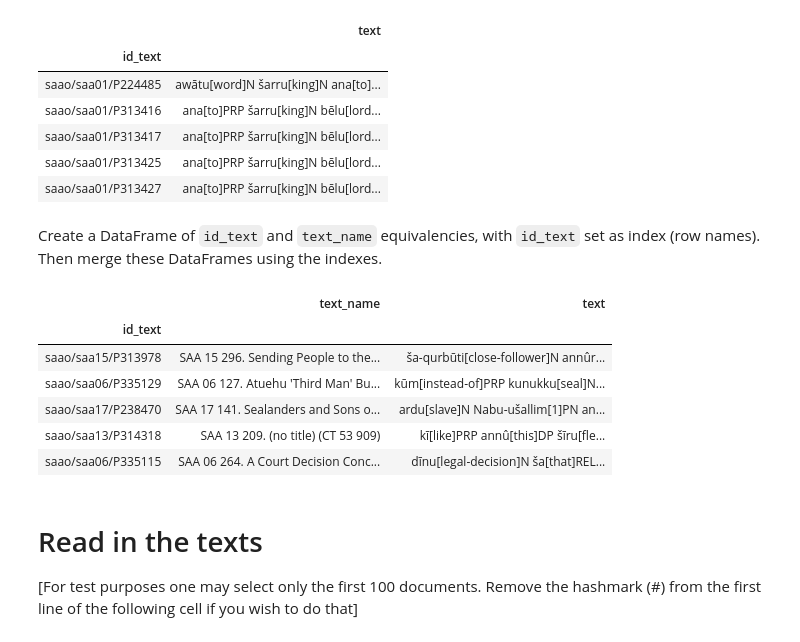
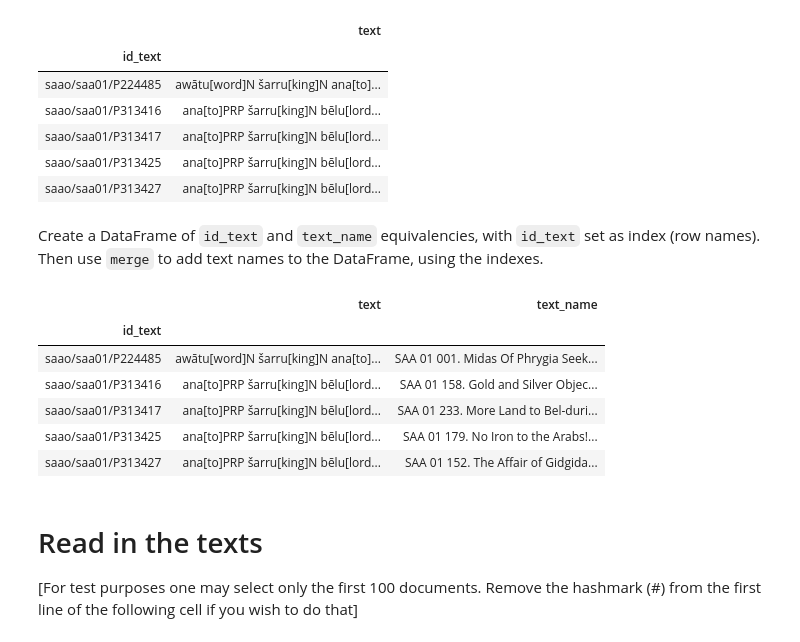
Before and after one commit to niekveldhuis/CTWAG2017, a Jupyter notebook: visualize_topic_model.ipynb, the cells around one changed output. Cells and saved outputs as stored; diff of their text form; code cells hidden in the pictures.

```diff
--- a/visualize_topic_model.ipynb
+++ b/visualize_topic_model.ipynb
@@ -65,19 +68,19 @@ df.head()
 | saao/saa01/P313425 | ana[to]PRP šarru[king]N bēlu[lord... |
 | saao/saa01/P313427 | ana[to]PRP šarru[king]N bēlu[lord... |
 # %% [markdown]
-Create a DataFrame of `id_text` and `text_name` equivalencies, with `id_text` set as index (row names). Then merge these DataFrames using the indexes.
+Create a DataFrame of `id_text` and `text_name` equivalencies, with `id_text` set as index (row names). Then use `merge` to add text names to the DataFrame, using the indexes.
 # %%
 ids_names = data[['id_text','text_name']].drop_duplicates().set_index('id_text')
-df = pd.merge(ids_names, df, right_index=True, left_index=True)
+df = pd.merge(df, ids_names, right_index=True, left_index=True)
 df.head()
 # %% [output]
-|  | text_name | text |
+|  | text | text_name |
 | id_text |  |  |
-| saao/saa15/P313978 | SAA 15 296. Sending People to the... | ša-qurbūti[close-follower]N annûr... |
-| saao/saa06/P335129 | SAA 06 127. Atuehu 'Third Man' Bu... | kūm[instead-of]PRP kunukku[seal]N... |
-| saao/saa17/P238470 | SAA 17 141. Sealanders and Sons o... | ardu[slave]N Nabu-ušallim[1]PN an... |
-| saao/saa13/P314318 | SAA 13 209. (no title) (CT 53 909) | kī[like]PRP annû[this]DP šīru[fle... |
-| saao/saa06/P335115 | SAA 06 264. A Court Decision Conc... | dīnu[legal-decision]N ša[that]REL... |
+| saao/saa01/P224485 | awātu[word]N šarru[king]N ana[to]... | SAA 01 001. Midas Of Phrygia Seek... |
+| saao/saa01/P313416 | ana[to]PRP šarru[king]N bēlu[lord... | SAA 01 158. Gold and Silver Objec... |
+| saao/saa01/P313417 | ana[to]PRP šarru[king]N bēlu[lord... | SAA 01 233. More Land to Bel-duri... |
+| saao/saa01/P313425 | ana[to]PRP šarru[king]N bēlu[lord... | SAA 01 179. No Iron to the Arabs!... |
+| saao/saa01/P313427 | ana[to]PRP šarru[king]N bēlu[lord... | SAA 01 152. The Affair of Gidgida... |
 # %%
 from gensim import corpora, models, utils
 import gensim
```
Also changed, not shown: parts of 33 cells of this notebook, 2 other files.
